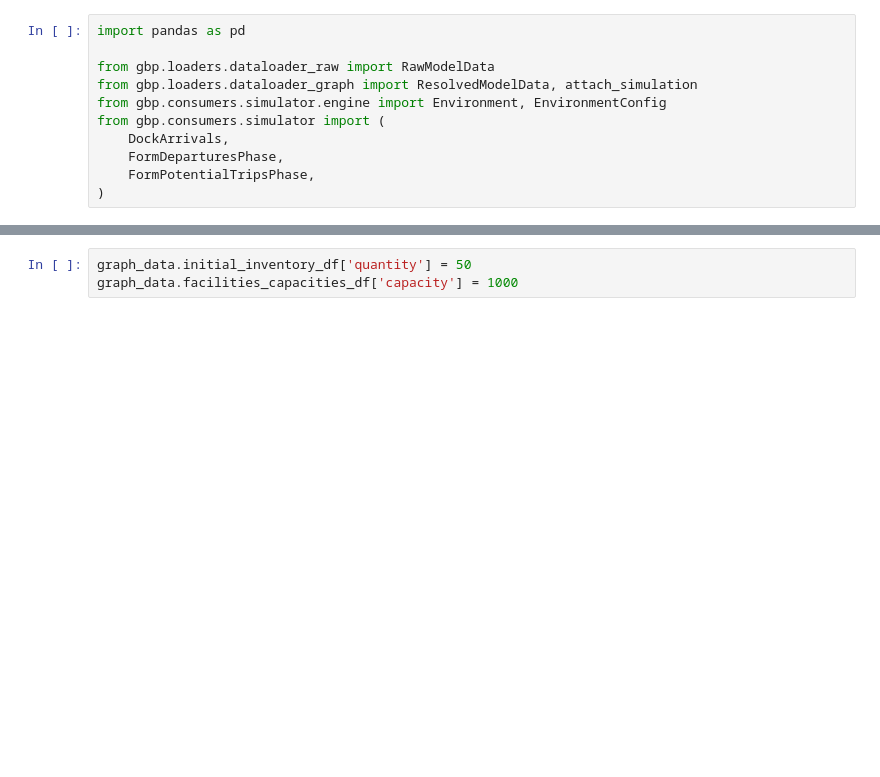
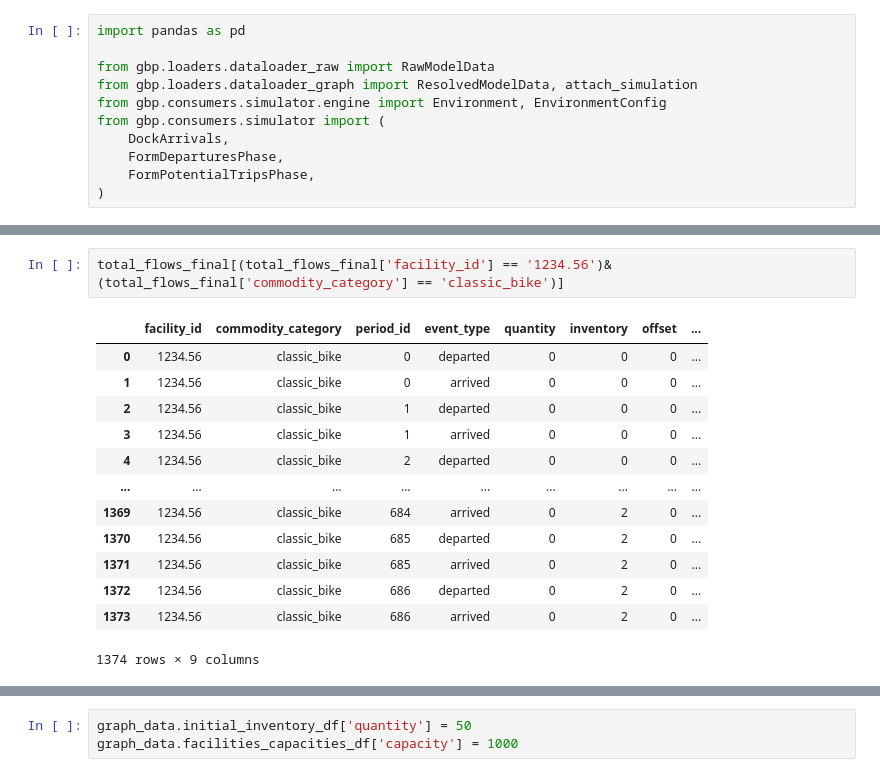
Before and after one commit to vlzm/GFDRR, a Jupyter notebook: notebooks/test_pipeline.ipynb, the cells around one changed output, grey strips where cells are left out. Saved outputs shown, nothing was run; the diff lists cells and outputs as text; blank space fills up the shorter version.

```diff
--- a/notebooks/test_pipeline.ipynb
+++ b/notebooks/test_pipeline.ipynb
@@ -54,0 +136,16 @@ historical_flows_df = graph_data.historical_flows_df
+# %%
+total_flows_final[(total_flows_final['facility_id'] == '1234.56')&(total_flows_final['commodity_category'] == 'classic_bike')]
+# %% [output]
+|  | facility_id | commodity_category | period_id | event_type | quantity | inventory | offset | ... |
+| 0 | 1234.56 | classic_bike | 0 | departed | 0 | 0 | 0 | ... |
+| 1 | 1234.56 | classic_bike | 0 | arrived | 0 | 0 | 0 | ... |
+| 2 | 1234.56 | classic_bike | 1 | departed | 0 | 0 | 0 | ... |
+| 3 | 1234.56 | classic_bike | 1 | arrived | 0 | 0 | 0 | ... |
+| 4 | 1234.56 | classic_bike | 2 | departed | 0 | 0 | 0 | ... |
+| ... | ... | ... | ... | ... | ... | ... | ... | ... |
+| 1369 | 1234.56 | classic_bike | 684 | arrived | 0 | 2 | 0 | ... |
+| 1370 | 1234.56 | classic_bike | 685 | departed | 0 | 2 | 0 | ... |
+| 1371 | 1234.56 | classic_bike | 685 | arrived | 0 | 2 | 0 | ... |
+| 1372 | 1234.56 | classic_bike | 686 | departed | 0 | 2 | 0 | ... |
+| 1373 | 1234.56 | classic_bike | 686 | arrived | 0 | 2 | 0 | ... |
+1374 rows × 9 columns
```
Also changed, not shown: parts of 27 cells of this notebook.
